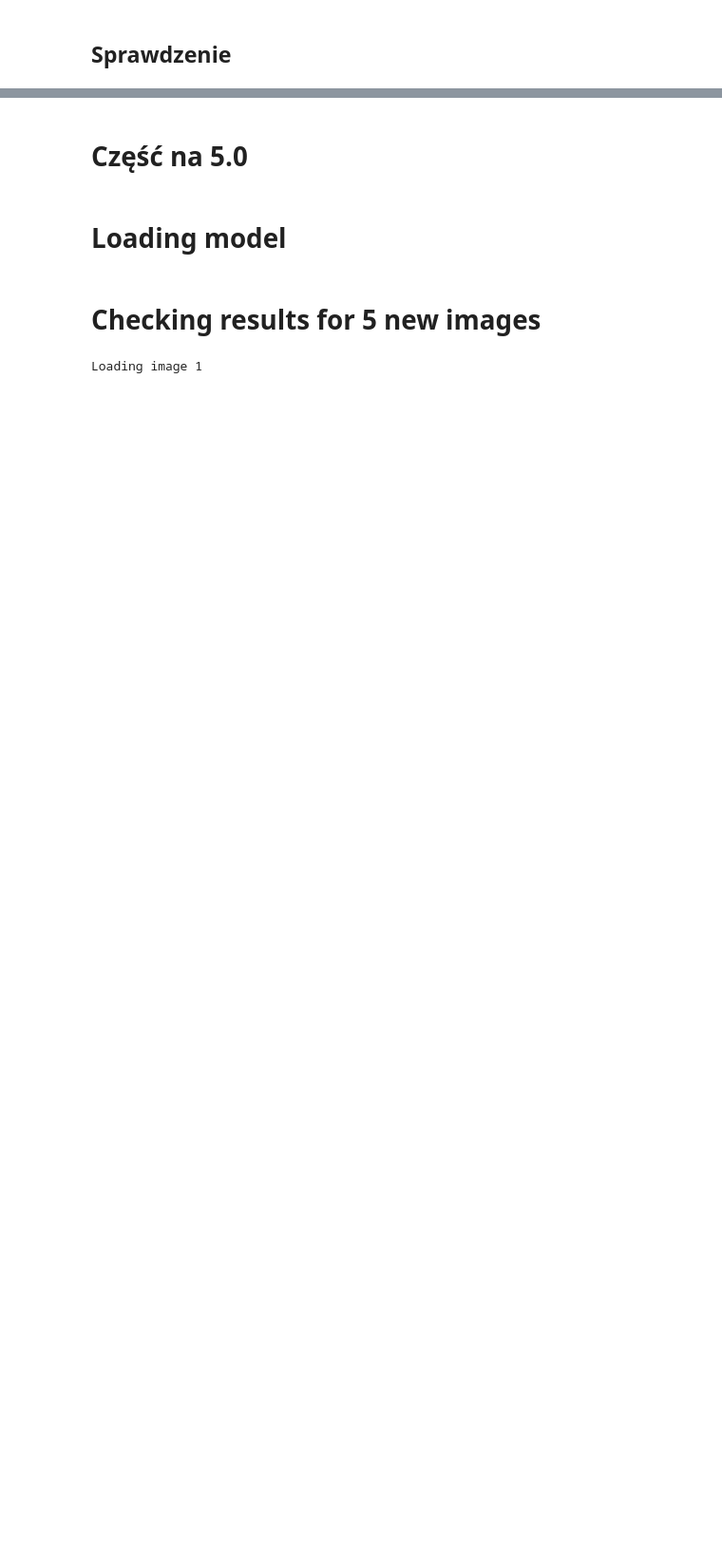
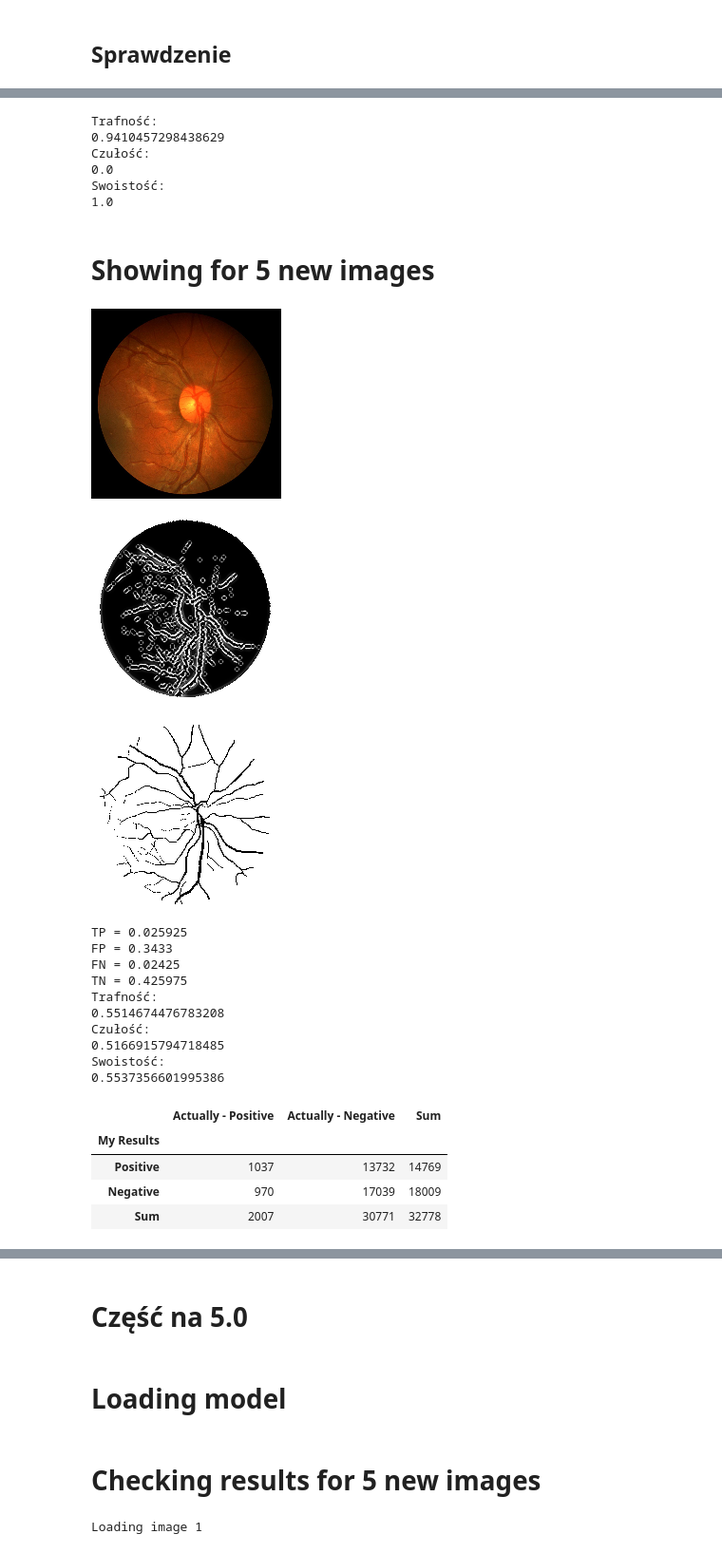
Before and after one commit to EwaKomkowska/Informatyka_w_medycynie, a Jupyter notebook: SitkowkaOka/SiatkowkaOkaBeata.ipynb, the cells around one changed output, grey strips where cells are left out. Shown at 95% size. Saved outputs shown, nothing was run; the diff lists cells and outputs as text; code cells hidden in the pictures; blank space fills up the shorter version.

```diff
--- a/SitkowkaOka/SiatkowkaOkaBeata.ipynb
+++ b/SitkowkaOka/SiatkowkaOkaBeata.ipynb
@@ -359,15 +299,64 @@ df_confusion_matrix
 # %%
 # trafność
-def count_accuracy():
+def count_accuracy(TP, TN, FP, FN):
     return (TP + TN)/(TP + TN + FP + FN)
-count_accuracy()
 # %%
 # czułość
-def count_sensitivity():
+def count_sensitivity(TP, TN, FP, FN):
     return TP/(TP + FN)
-count_sensitivity()
 # %%
 # swoistość
-def count_specificity():
+def count_specificity(TP, TN, FP, FN):
     return TN/(FP + TN)
-count_specificity()
+# %%
+def show_properties(TP, TN, FP, FN):
+  print("Trafność: ")
+  print(count_accuracy(TP, TN, FP, FN))
+  print("Czułość: ")
+  print(count_sensitivity(TP, TN, FP, FN))
+  print("Swoistość: ")
+  print(count_specificity(TP, TN, FP, FN))
+# %%
+show_properties(TP, TN, FP, FN)
+# %% [output]
+Trafność:
+0.9410457298438629
+Czułość:
+0.0
+Swoistość:
+1.0
+# %% [markdown]
+# Showing for 5 new images
+# %%
+# IMAGE 1
+
+image = cv2.imread('/content/drive/My Drive/Colab Notebooks/zdjecia/Image_02R.jpg')
+image = processing_image(image)
+
+expert_image = cv2.imread('/content/drive/My Drive/Colab Notebooks/zdjecia/Image_02R_2ndHO.png')
+expert_image = process_expert_image(expert_image)
+show_image(expert_image)
+
+TP, TN, FP, FN = count_quality(image, expert_image)
+show_properties(TP, TN, FP, FN)
+confusion_matrix1 = confusion_matrix(TP, TN, FP, FN)
+confusion_matrix1
+# %% [output]
+[figure, added]
+[figure, added]
+[figure, added]
+TP = 0.025925
+FP = 0.3433
+FN = 0.02425
+TN = 0.425975
+Trafność:
+0.5514674476783208
+Czułość:
+0.5166915794718485
+Swoistość:
+0.5537356601995386
+|  | Actually - Positive | Actually - Negative | Sum |
+| My Results |  |  |  |
+| Positive | 1037 | 13732 | 14769 |
+| Negative | 970 | 17039 | 18009 |
+| Sum | 2007 | 30771 | 32778 |
```
Also changed, not shown: parts of 31 cells of this notebook.
